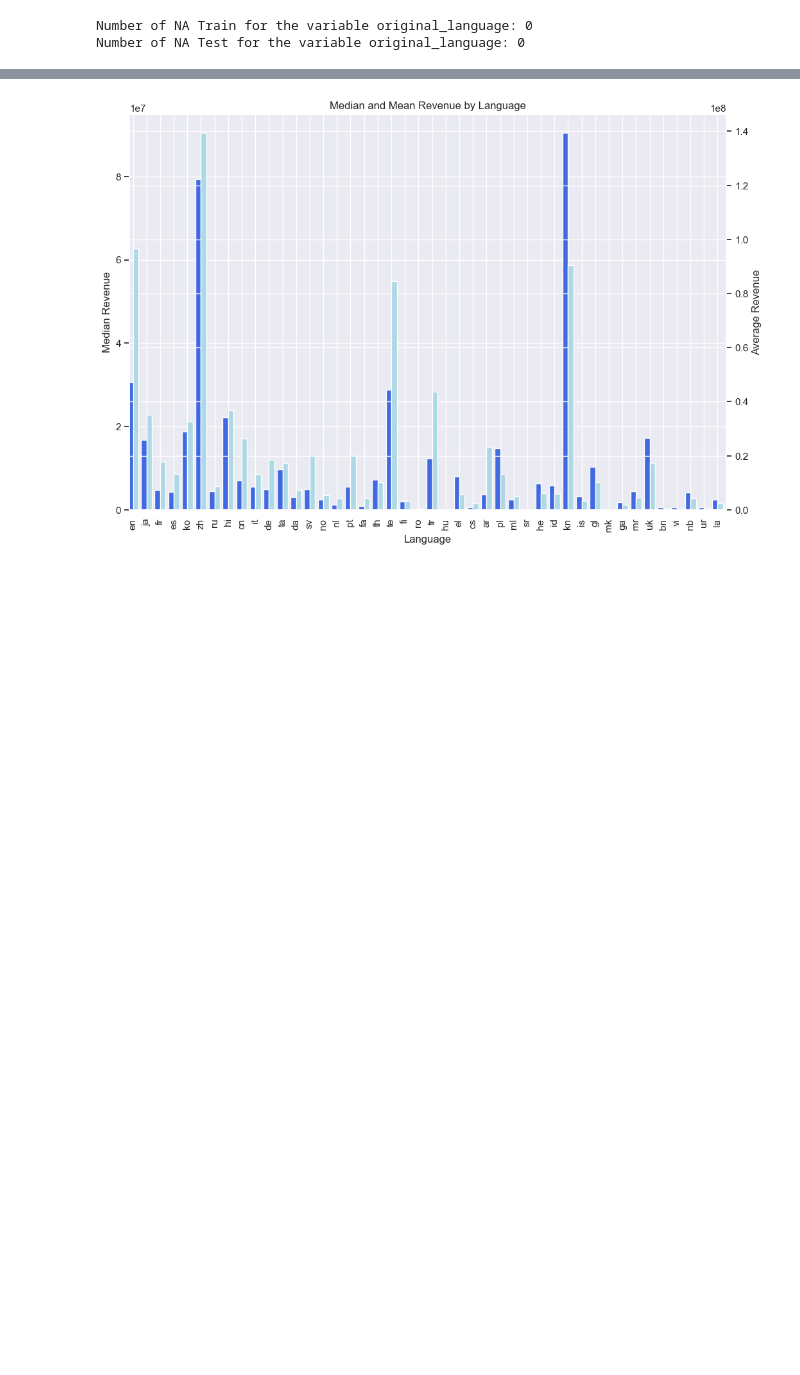
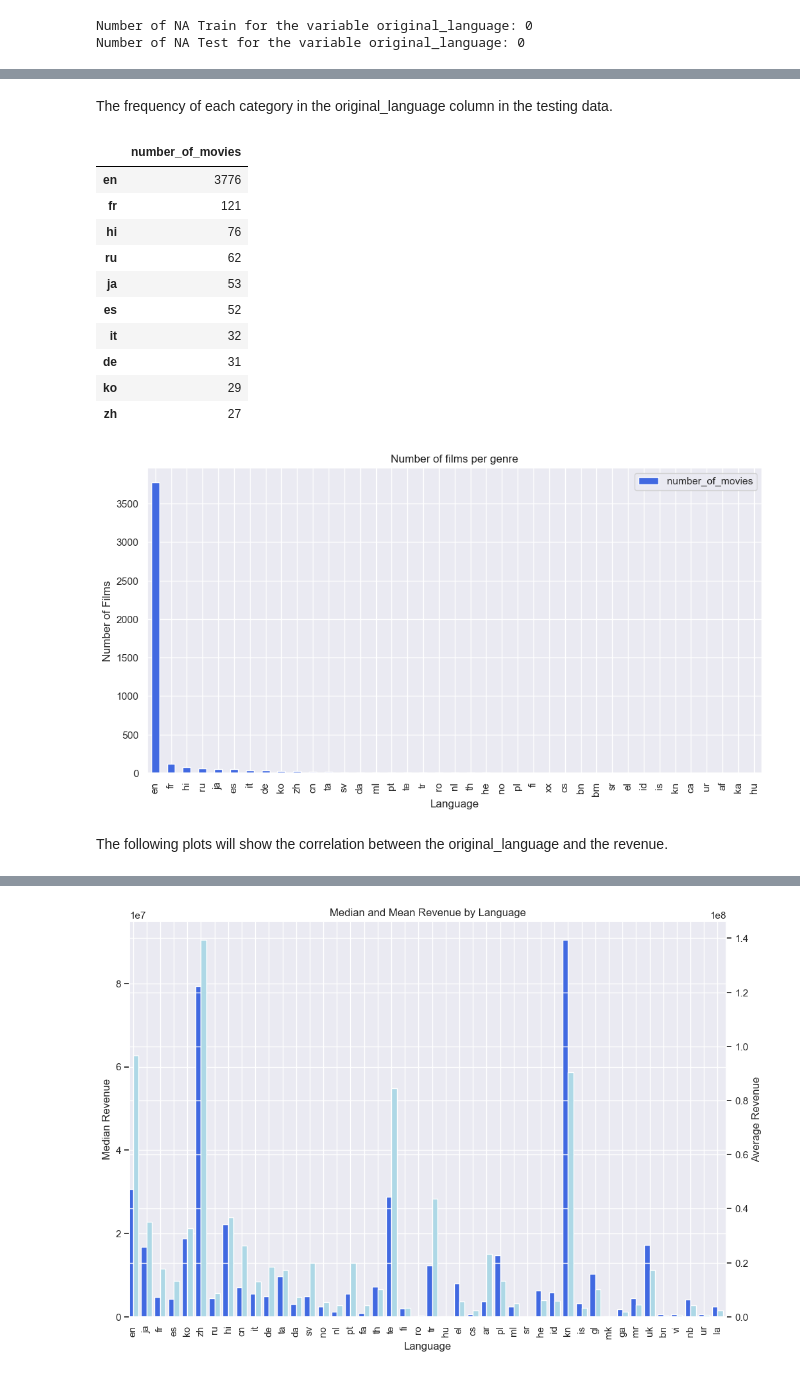
Before and after one commit to RyanYuanyang/TMDB-Movie-Prediction, a Jupyter notebook: DataAnalysis.ipynb, the cells around one changed output, grey strips where cells are left out. Drawn from its saved outputs; the diff is of its cells as text; code cells hidden in the pictures; blank space fills up the shorter version.

```diff
--- a/DataAnalysis.ipynb
+++ b/DataAnalysis.ipynb
@@ -256,3 +345,36 @@ Number of NA Test for the variable original_language: 0
+# %% [markdown]
+The frequency of each category in the original_language column in the testing data.
+# %%
+lanDictTest = dict()
+for lan in test["original_language"]:
+    if lan not in lanDictTest:
+        lanDictTest[lan] = 1
+    else:
+        lanDictTest[lan] += 1
+sns.set(rc={'figure.figsize':(12,6)})
+lan_df_test = pd.DataFrame.from_dict(lanDictTest, orient='index')
+lan_df_test.columns = ["number_of_movies"]
+lan_df_test = lan_df_test.sort_values(by="number_of_movies", ascending=False)
+lan_df_test.plot.bar(color='royalblue')
+plt.title("Number of films per genre")
+plt.ylabel("Number of Films")
+plt.xlabel("Language")
+lan_df_test.head(10)
+# %% [output]
+|  | number_of_movies |
+| en | 3776 |
+| fr | 121 |
+| hi | 76 |
+| ru | 62 |
+| ja | 53 |
+| es | 52 |
+| it | 32 |
+| de | 31 |
+| ko | 29 |
+| zh | 27 |
+[figure, added]
+# %% [markdown]
+The following plots will show the correlation between the original_language and the revenue.
 # %%
 sns.catplot(x='original_language', y='revenue', color='sandybrown', data=train.loc[train['original_language'].isin(train['original_language'].value_counts().head(10).index)])
 plt.title('Revenue for a movie and its and original_language')
```
Also changed, not shown: parts of 19 cells of this notebook.
